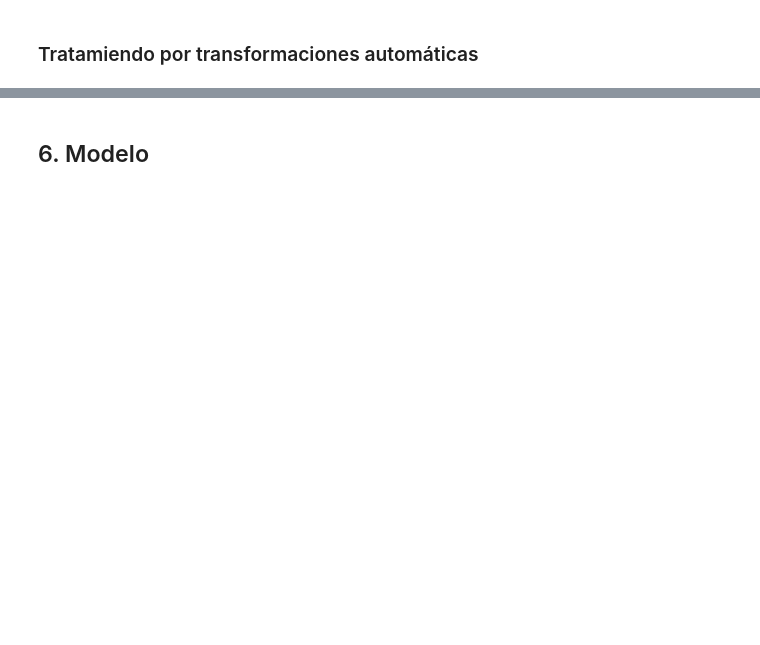
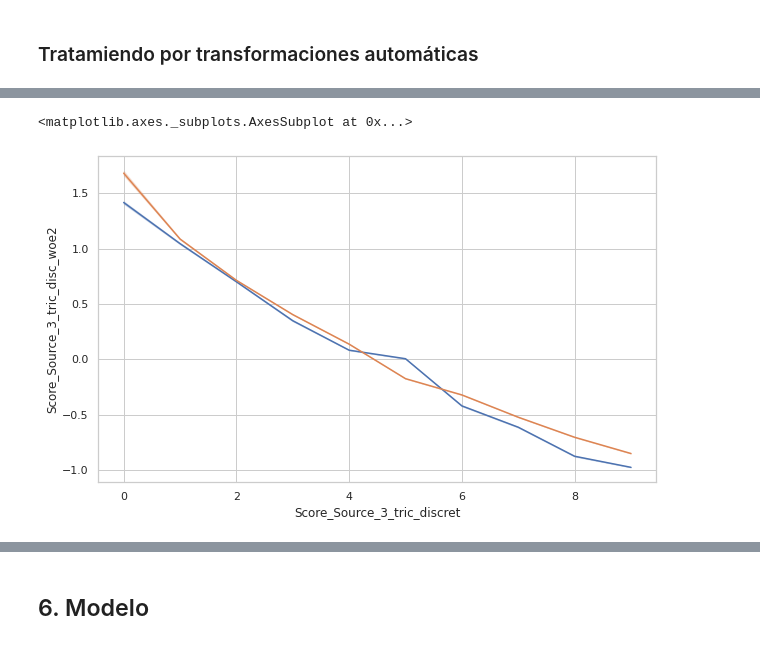
Before and after one commit to JCaballerot/Credit-Scoring, a Jupyter notebook: CreditScoring/Lab_Automobile_Loan_Default.ipynb, the cells around one changed output, grey strips where cells are left out. Cells and saved outputs as stored; diff of their text form; code cells hidden in the pictures; blank space fills up the shorter version.

```diff
--- a/CreditScoring/Lab_Automobile_Loan_Default.ipynb
+++ b/CreditScoring/Lab_Automobile_Loan_Default.ipynb
@@ -1006,3 +1055,9 @@ ginisTransformed[ginisTransformed['feature'].str.contains("Score_Source_3")]
+# %%
+sns.lineplot(data=X_train, x="Score_Source_3_tric_discret", y="Score_Source_3_tric_disc_woe2", palette = 'hls')
+sns.lineplot(x=X_train.Score_Source_3_tric_discret, y=X_train.Score_Source_3_tric_imp_sqrt_fitted, palette = 'hls')
+# %% [output]
+<matplotlib.axes._subplots.AxesSubplot at 0x...>
+[figure, added]
 # %%
 original_features = list(set(x.replace('_tric_imp_cuadratic_fitted', '').
                        replace('_tric_imp_cubic_fitted', '').
```
Also changed, not shown: parts of 37 cells of this notebook.
